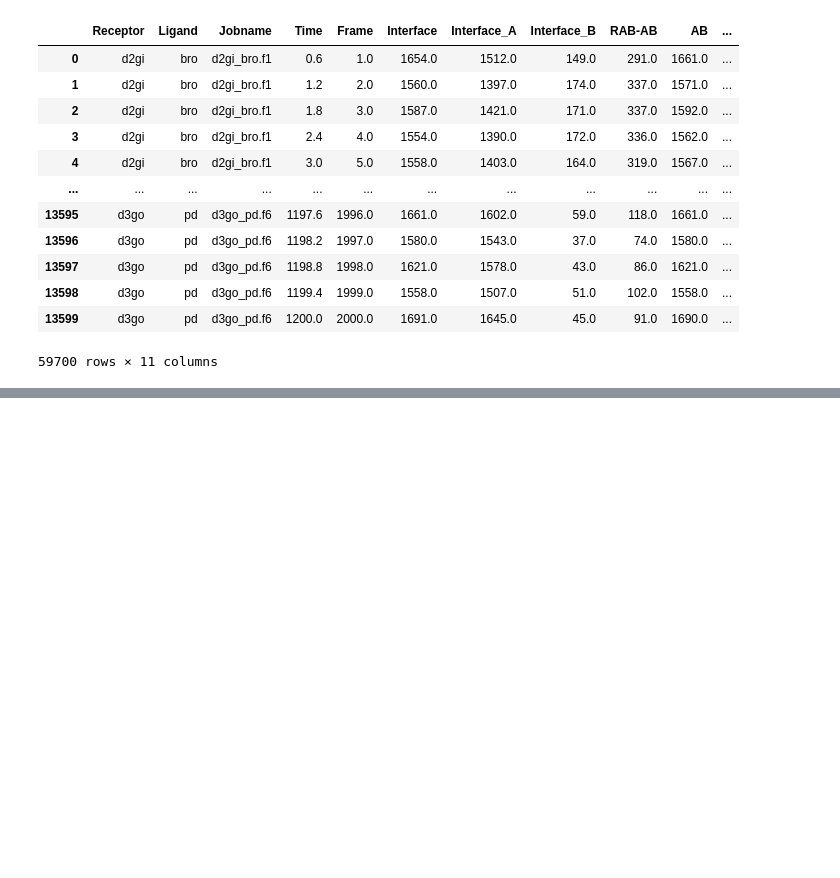
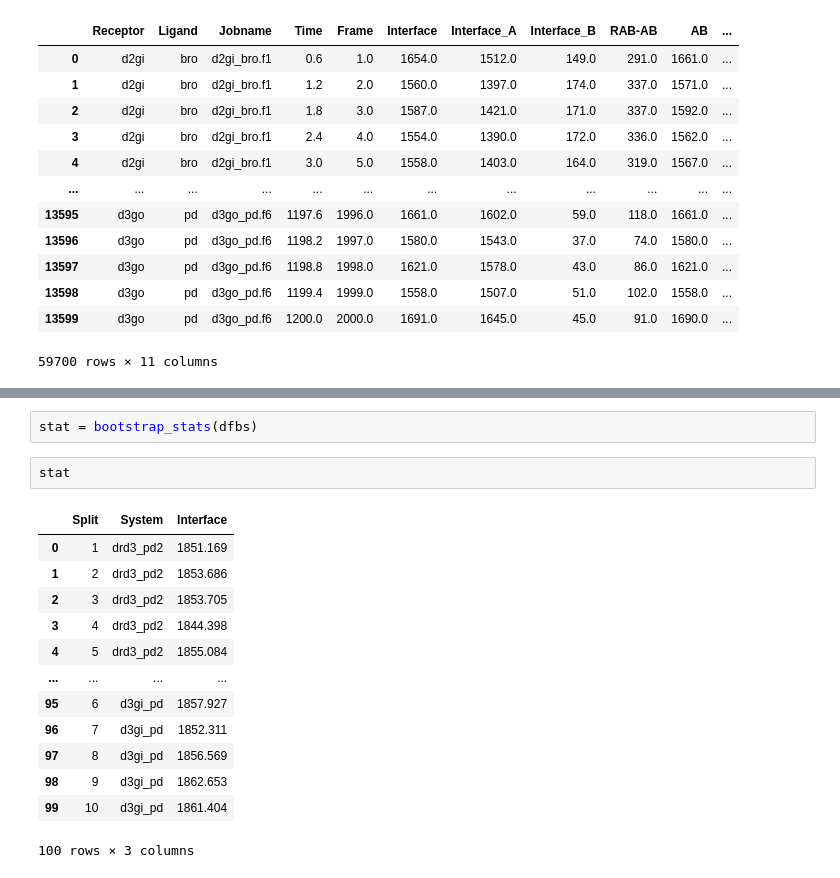
Before and after one commit to brucekhlee/ace, a Jupyter notebook: tutorial/dx_g_cpx/check_interface_v2.ipynb, the cells around one changed output, grey strips where cells are left out. Saved outputs shown, nothing was run; the diff lists cells and outputs as text; blank space fills up the shorter version.

```diff
--- a/tutorial/dx_g_cpx/check_interface_v2.ipynb
+++ b/tutorial/dx_g_cpx/check_interface_v2.ipynb
@@ -376,0 +465,18 @@ df
+# %%
+stat = bootstrap_stats(dfbs)
+# %%
+stat
+# %% [output]
+|  | Split | System | Interface |
+| 0 | 1 | drd3_pd2 | 1851.169 |
+| 1 | 2 | drd3_pd2 | 1853.686 |
+| 2 | 3 | drd3_pd2 | 1853.705 |
+| 3 | 4 | drd3_pd2 | 1844.398 |
+| 4 | 5 | drd3_pd2 | 1855.084 |
+| ... | ... | ... | ... |
+| 95 | 6 | d3gi_pd | 1857.927 |
+| 96 | 7 | d3gi_pd | 1852.311 |
+| 97 | 8 | d3gi_pd | 1856.569 |
+| 98 | 9 | d3gi_pd | 1862.653 |
+| 99 | 10 | d3gi_pd | 1861.404 |
+100 rows × 3 columns
```
Also changed, not shown: parts of 8 cells of this notebook.
